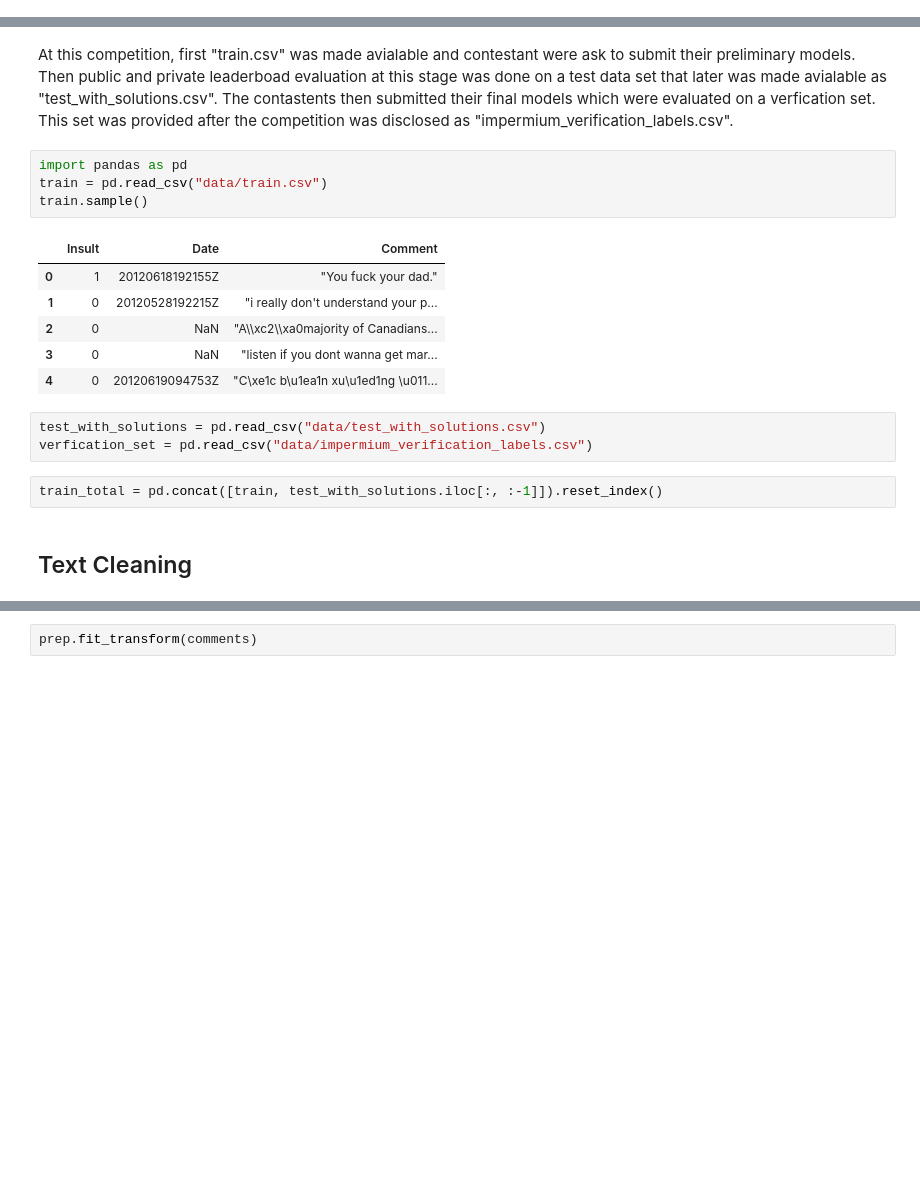
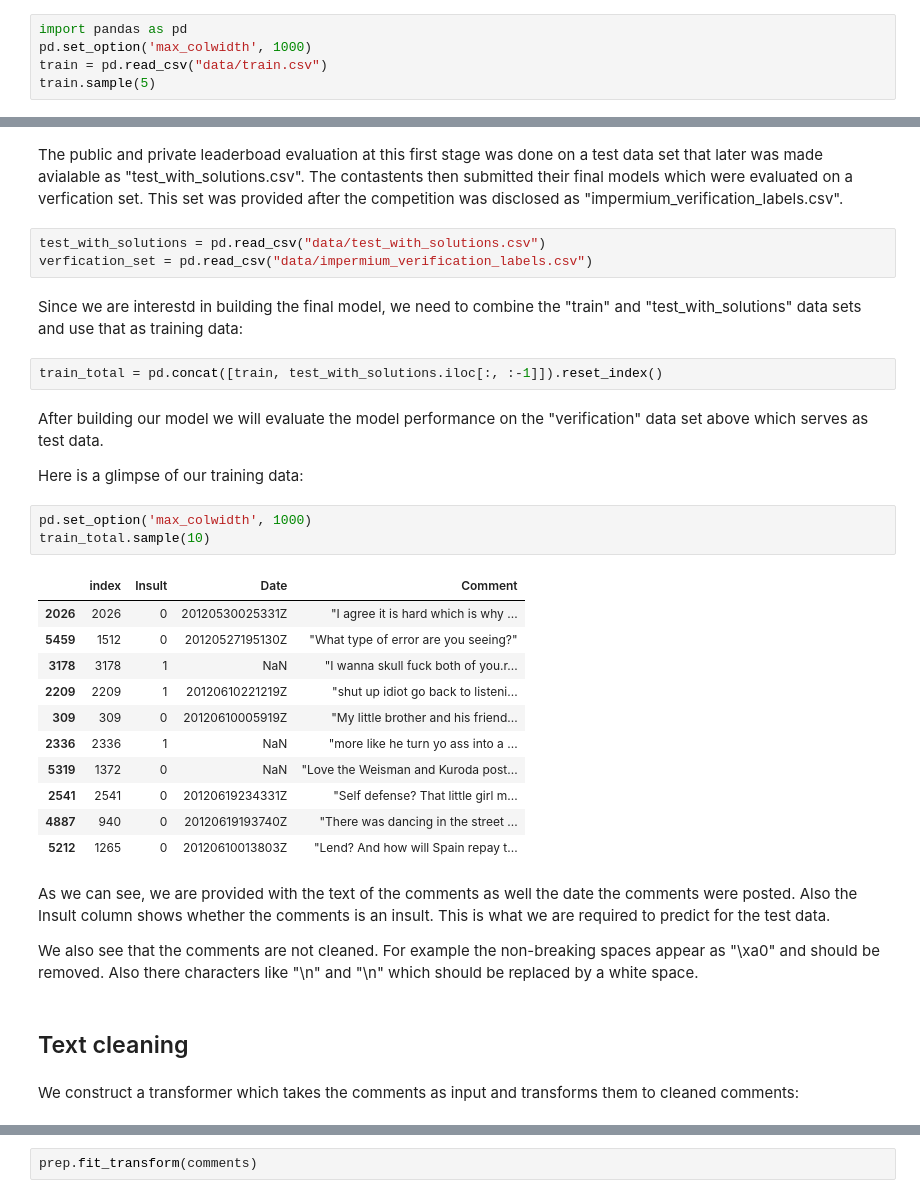
Before and after one commit to amirnasri/Data-Science, a Jupyter notebook: Kaggle/Detecting_Insult/main.ipynb, the cells around one changed output, grey strips where cells are left out. Drawn from its saved outputs; the diff is of its cells as text; blank space fills up the shorter version.

```diff
--- a/Kaggle/Detecting_Insult/main.ipynb
+++ b/Kaggle/Detecting_Insult/main.ipynb
@@ -2,0 +9,5 @@
+# %%
+import pandas as pd
+pd.set_option('max_colwidth', 1000)
+train = pd.read_csv("data/train.csv")
+train.sample(5)
@@ -3,23 +21,39 @@
 # %% [markdown]
-At this competition, first "train.csv" was made avialable and contestant were ask to submit their preliminary models. Then public and private leaderboad evaluation at this stage was done on a test data set that later was made avialable as "test_with_solutions.csv". The contastents then submitted their final models which were evaluated on a verfication set. This set was provided after the competition was disclosed as "impermium_verification_labels.csv".
+The public and private leaderboad evaluation at this first stage was done on a test data set that later was made avialable as "test_with_solutions.csv". The contastents then submitted their final models which were evaluated on a verfication set. This set was provided after the competition was disclosed as "impermium_verification_labels.csv".
-# %%
-import pandas as pd
-train = pd.read_csv("data/train.csv")
-train.sample()
-# %% [output]
-|  | Insult | Date | Comment |
-| 0 | 1 | 20120618192155Z | "You fuck your dad." |
-| 1 | 0 | 20120528192215Z | "i really don't understand your p... |
-| 2 | 0 | NaN | "A\\xc2\\xa0majority of Canadians... |
-| 3 | 0 | NaN | "listen if you dont wanna get mar... |
-| 4 | 0 | 20120619094753Z | "C\xe1c b\u1ea1n xu\u1ed1ng \u011... |
 # %%
 test_with_solutions = pd.read_csv("data/test_with_solutions.csv")
 verfication_set = pd.read_csv("data/impermium_verification_labels.csv")
+# %% [markdown]
+Since we are interestd in building the final model, we need to combine the "train" and "test_with_solutions" data sets and use that as training data:
 # %%
 train_total = pd.concat([train, test_with_solutions.iloc[:, :-1]]).reset_index()
+# %% [markdown]
+After building our model we will evaluate the model performance on the "verification" data set above which serves as test data.
+
+Here is a glimpse of our training data:
+# %%
+pd.set_option('max_colwidth', 1000)
+train_total.sample(10)
+# %% [output]
+|  | index | Insult | Date | Comment |
+| 2026 | 2026 | 0 | 20120530025331Z | "I agree it is hard which is why ... |
+| 5459 | 1512 | 0 | 20120527195130Z | "What type of error are you seeing?" |
+| 3178 | 3178 | 1 | NaN | "I wanna skull fuck both of you.r... |
+| 2209 | 2209 | 1 | 20120610221219Z | "shut up idiot go back to listeni... |
+| 309 | 309 | 0 | 20120610005919Z | "My little brother and his friend... |
+| 2336 | 2336 | 1 | NaN | "more like he turn yo ass into a ... |
+| 5319 | 1372 | 0 | NaN | "Love the Weisman and Kuroda post... |
+| 2541 | 2541 | 0 | 20120619234331Z | "Self defense? That little girl m... |
+| 4887 | 940 | 0 | 20120619193740Z | "There was dancing in the street ... |
+| 5212 | 1265 | 0 | 20120610013803Z | "Lend? And how will Spain repay t... |
+# %% [markdown]
+As we can see, we are provided with the text of the comments as well the date the comments were posted. Also the Insult column shows whether the comments is an insult. This is what we are required to predict for the test data.
+
+We also see that the comments are not cleaned. For example the non-breaking spaces appear as "\xa0" and should be removed. Also there characters like "\n" and "\\n" which should be replaced by a white space.
 # %% [markdown]
-## Text Cleaning
+## Text cleaning
+# %% [markdown]
+We construct a transformer which takes the comments as input and transforms them to cleaned comments:
 # %%
 train_total_clean = train_total.copy()
 train_total_clean.Comment = comments
```
Also changed, not shown: parts of 10 cells of this notebook, 1 other file.
